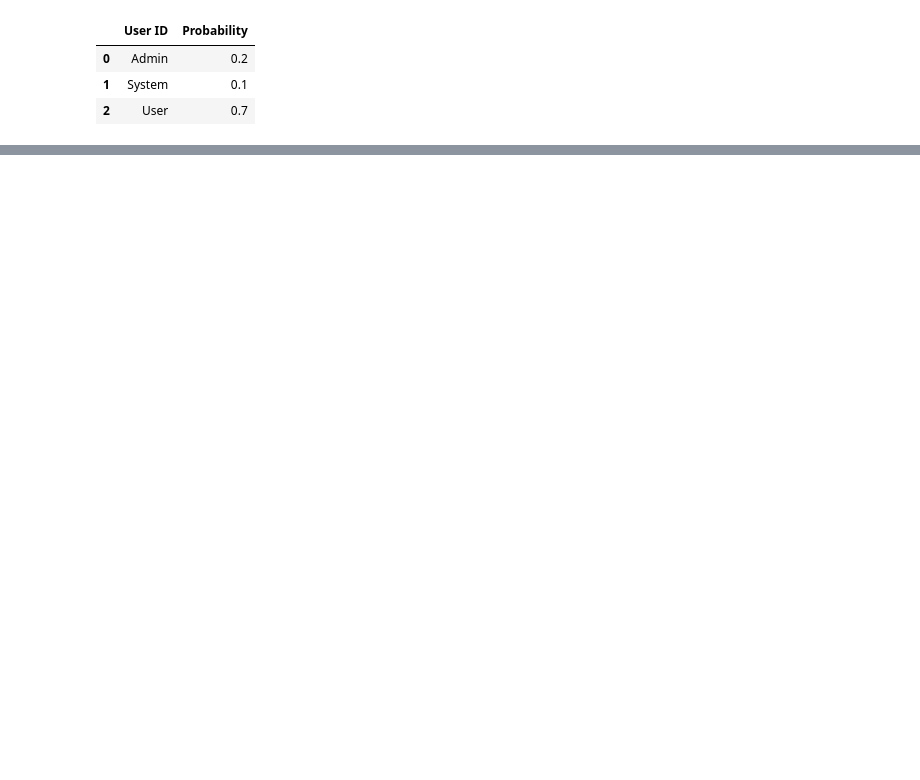
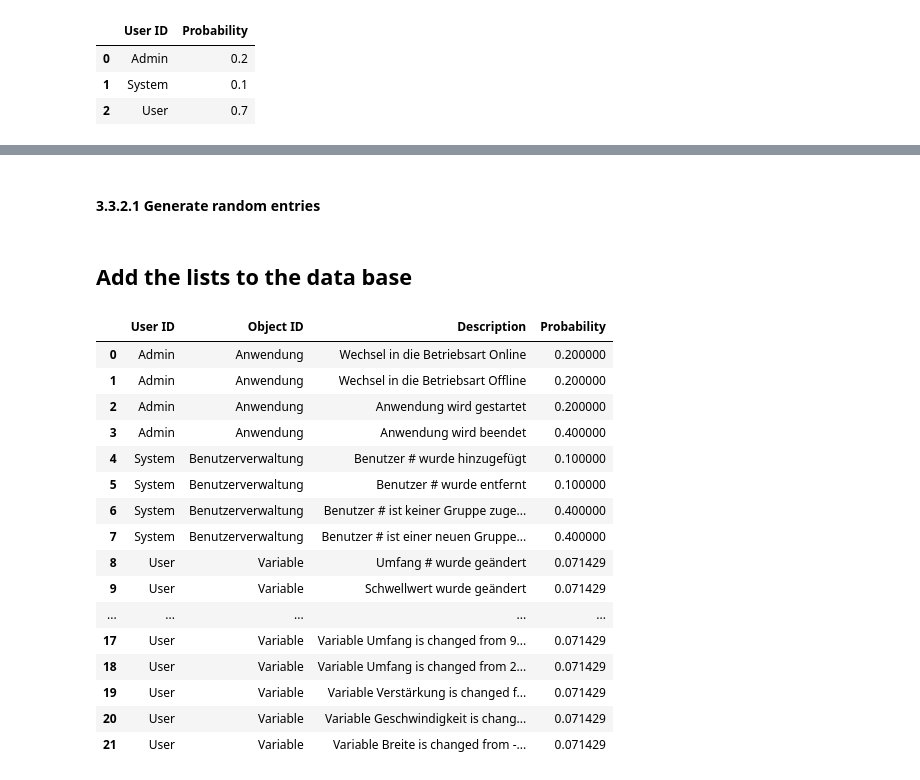
Before and after one commit to JsonFort/AtFileGenerator, a Jupyter notebook: AtFileGenerator.ipynb, the cells around one changed output, grey strips where cells are left out. Drawn from its saved outputs; the diff is of its cells as text; code cells hidden in the pictures; blank space fills up the shorter version.

```diff
--- a/AtFileGenerator.ipynb
+++ b/AtFileGenerator.ipynb
@@ -227,0 +214,2 @@ Name: Description, dtype: object
+# %% [markdown]
+#### 3.3.2.1 Generate random entries
@@ -227,0 +233,50 @@ Name: Description, dtype: object
+# %% [markdown]
+## Add the lists to the data base
+# %%
+masterList = [[],[],[],[]]
+
+if adminLists:
+    masterList[0] += adminLists[0]
+    masterList[1] += adminLists[1]
+    masterList[2] += adminLists[2]
+    #normelize values
+    masterList[3] += [float(i)/sum(adminLists[3]) for i in adminLists[3]]
+
+if systemLists:
+    masterList[0] += systemLists[0]
+    masterList[1] += systemLists[1]
+    masterList[2] += systemLists[2]
+    #normelize values
+    masterList[3] += [float(i)/sum(systemLists[3]) for i in systemLists[3]]
+if userLists:
+    masterList[0] += userLists[0]
+    masterList[1] += userLists[1]
+    masterList[2] += userLists[2]
+    #normelize values
+    masterList[3] += [float(i)/sum(userLists[3]) for i in userLists[3]]
+
+
+dataBaseEntries['Description']['User ID'] = masterList[0]
+dataBaseEntries['Description']['Object ID'] = masterList[1]
+dataBaseEntries['Description']['Description'] = masterList[2]
+dataBaseEntries['Description']['Probability'] = masterList[3]
+
+dataBaseEntries['Description']
+# %% [output]
+|  | User ID | Object ID | Description | Probability |
+| 0 | Admin | Anwendung | Wechsel in die Betriebsart Online | 0.200000 |
+| 1 | Admin | Anwendung | Wechsel in die Betriebsart Offline | 0.200000 |
+| 2 | Admin | Anwendung | Anwendung wird gestartet | 0.200000 |
+| 3 | Admin | Anwendung | Anwendung wird beendet | 0.400000 |
+| 4 | System | Benutzerverwaltung | Benutzer # wurde hinzugefügt | 0.100000 |
+| 5 | System | Benutzerverwaltung | Benutzer # wurde entfernt | 0.100000 |
+| 6 | System | Benutzerverwaltung | Benutzer # ist keiner Gruppe zuge... | 0.400000 |
+| 7 | System | Benutzerverwaltung | Benutzer # ist einer neuen Gruppe... | 0.400000 |
+| 8 | User | Variable | Umfang # wurde geändert | 0.071429 |
+| 9 | User | Variable | Schwellwert wurde geändert | 0.071429 |
+| ... | ... | ... | ... | ... |
+| 17 | User | Variable | Variable Umfang is changed from 9... | 0.071429 |
+| 18 | User | Variable | Variable Umfang is changed from 2... | 0.071429 |
+| 19 | User | Variable | Variable Verstärkung is changed f... | 0.071429 |
+| 20 | User | Variable | Variable Geschwindigkeit is chang... | 0.071429 |
+| 21 | User | Variable | Variable Breite is changed from -... | 0.071429 |
```
Also changed, not shown: parts of 27 cells of this notebook.
